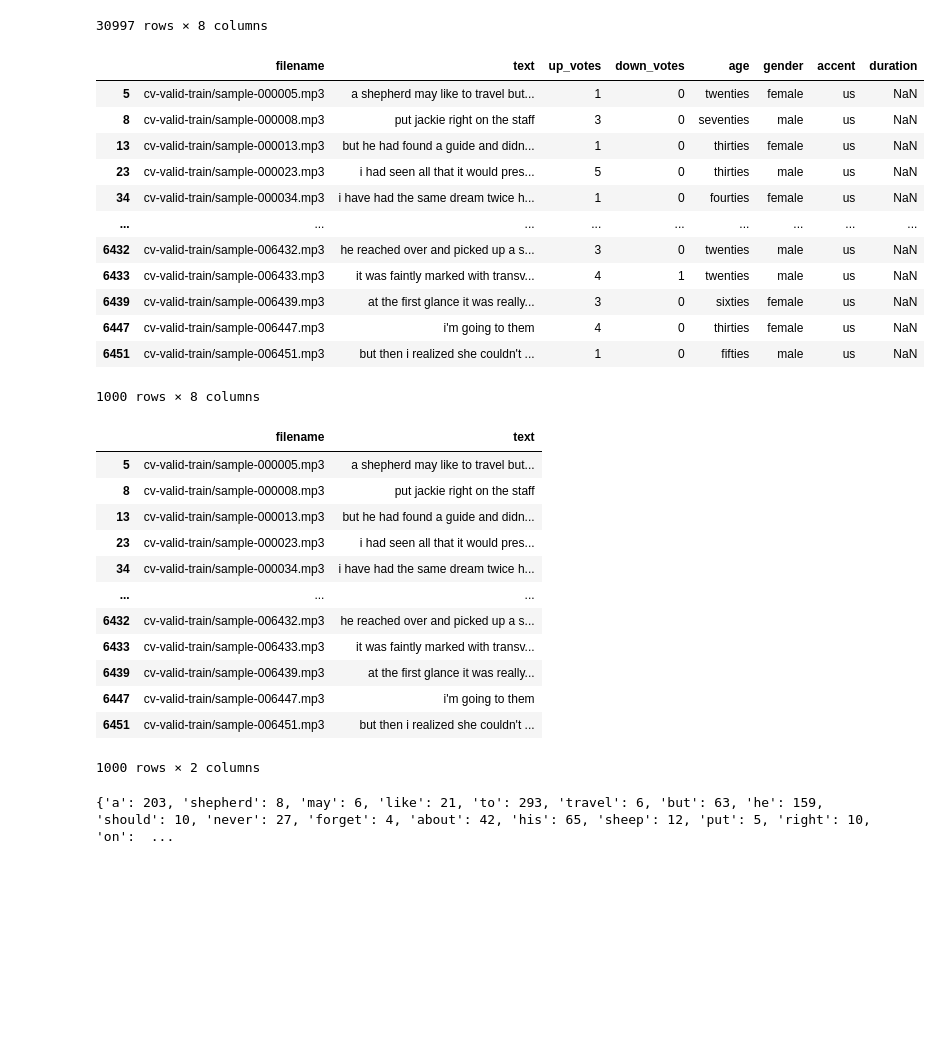
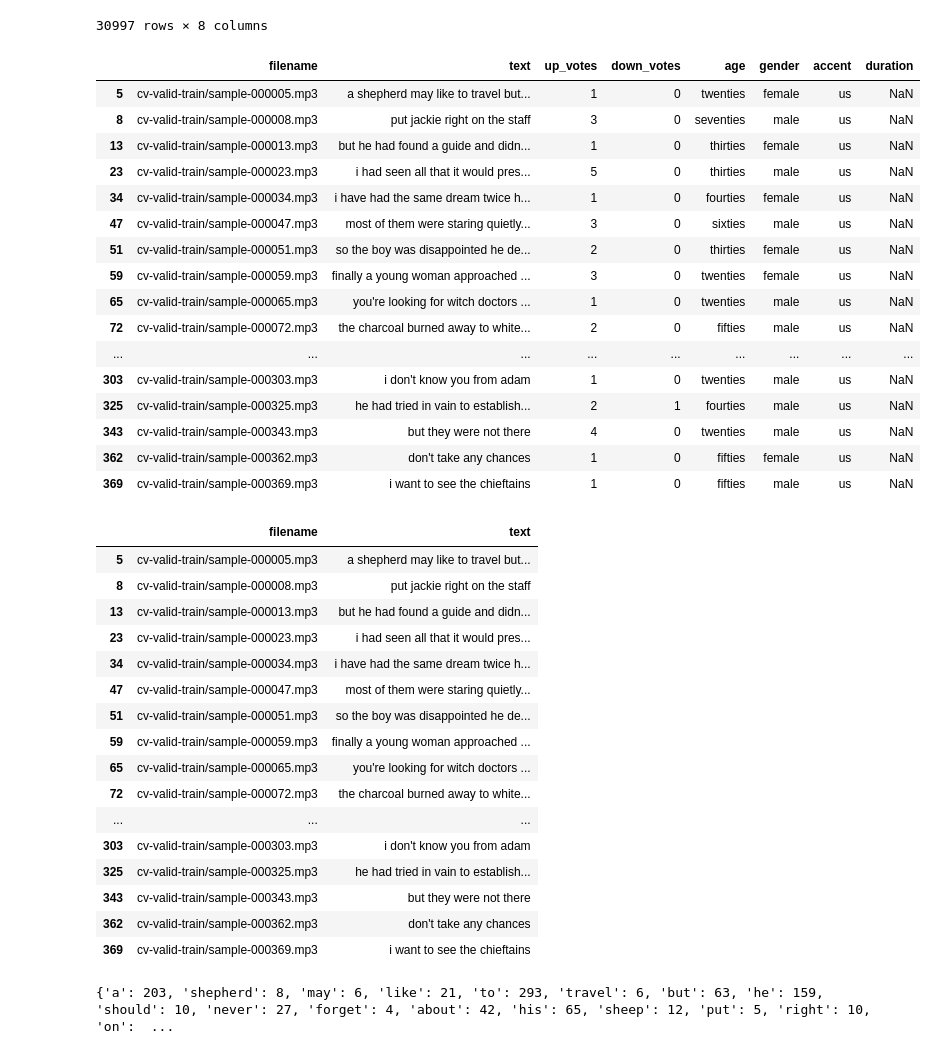
Before and after one commit to Yazangthb/voice-search, a Jupyter notebook: Final_project_common_voice_dataset.ipynb, the cells around one changed output. Saved outputs shown, nothing was run; the diff lists cells and outputs as text; code cells hidden in the pictures; blank space fills up the shorter version.

```diff
--- a/Final_project_common_voice_dataset.ipynb
+++ b/Final_project_common_voice_dataset.ipynb
@@ -91,22 +91,26 @@ df
 | 195774 | cv-valid-train/sample-195774.mp3 | the phone rang while she was awake | 2 | 0 | twenties | male | us | NaN |
 30997 rows × 8 columns
 # %%
-df = df.head(1000)
+df = df.head(50)
 df
 # %% [output]
 |  | filename | text | up_votes | down_votes | age | gender | accent | duration |
 | 5 | cv-valid-train/sample-000005.mp3 | a shepherd may like to travel but... | 1 | 0 | twenties | female | us | NaN |
 | 8 | cv-valid-train/sample-000008.mp3 | put jackie right on the staff | 3 | 0 | seventies | male | us | NaN |
 | 13 | cv-valid-train/sample-000013.mp3 | but he had found a guide and didn... | 1 | 0 | thirties | female | us | NaN |
 | 23 | cv-valid-train/sample-000023.mp3 | i had seen all that it would pres... | 5 | 0 | thirties | male | us | NaN |
 | 34 | cv-valid-train/sample-000034.mp3 | i have had the same dream twice h... | 1 | 0 | fourties | female | us | NaN |
+| 47 | cv-valid-train/sample-000047.mp3 | most of them were staring quietly... | 3 | 0 | sixties | male | us | NaN |
+| 51 | cv-valid-train/sample-000051.mp3 | so the boy was disappointed he de... | 2 | 0 | thirties | female | us | NaN |
+| 59 | cv-valid-train/sample-000059.mp3 | finally a young woman approached ... | 3 | 0 | twenties | female | us | NaN |
+| 65 | cv-valid-train/sample-000065.mp3 | you're looking for witch doctors ... | 1 | 0 | twenties | male | us | NaN |
+| 72 | cv-valid-train/sample-000072.mp3 | the charcoal burned away to white... | 2 | 0 | fifties | male | us | NaN |
 | ... | ... | ... | ... | ... | ... | ... | ... | ... |
-| 6432 | cv-valid-train/sample-006432.mp3 | he reached over and picked up a s... | 3 | 0 | twenties | male | us | NaN |
-| 6433 | cv-valid-train/sample-006433.mp3 | it was faintly marked with transv... | 4 | 1 | twenties | male | us | NaN |
-| 6439 | cv-valid-train/sample-006439.mp3 | at the first glance it was really... | 3 | 0 | sixties | female | us | NaN |
-| 6447 | cv-valid-train/sample-006447.mp3 | i'm going to them | 4 | 0 | thirties | female | us | NaN |
-| 6451 | cv-valid-train/sample-006451.mp3 | but then i realized she couldn't ... | 1 | 0 | fifties | male | us | NaN |
+| 303 | cv-valid-train/sample-000303.mp3 | i don't know you from adam | 1 | 0 | twenties | male | us | NaN |
+| 325 | cv-valid-train/sample-000325.mp3 | he had tried in vain to establish... | 2 | 1 | fourties | male | us | NaN |
+| 343 | cv-valid-train/sample-000343.mp3 | but they were not there | 4 | 0 | twenties | male | us | NaN |
+| 362 | cv-valid-train/sample-000362.mp3 | don't take any chances | 1 | 0 | fifties | female | us | NaN |
+| 369 | cv-valid-train/sample-000369.mp3 | i want to see the chieftains | 1 | 0 | fifties | male | us | NaN |
-1000 rows × 8 columns
 # %%
 df = df.iloc[:, :2]
 df
@@ -117,13 +121,17 @@ df
 | 13 | cv-valid-train/sample-000013.mp3 | but he had found a guide and didn... |
 | 23 | cv-valid-train/sample-000023.mp3 | i had seen all that it would pres... |
 | 34 | cv-valid-train/sample-000034.mp3 | i have had the same dream twice h... |
+| 47 | cv-valid-train/sample-000047.mp3 | most of them were staring quietly... |
+| 51 | cv-valid-train/sample-000051.mp3 | so the boy was disappointed he de... |
+| 59 | cv-valid-train/sample-000059.mp3 | finally a young woman approached ... |
+| 65 | cv-valid-train/sample-000065.mp3 | you're looking for witch doctors ... |
+| 72 | cv-valid-train/sample-000072.mp3 | the charcoal burned away to white... |
 | ... | ... | ... |
-| 6432 | cv-valid-train/sample-006432.mp3 | he reached over and picked up a s... |
-| 6433 | cv-valid-train/sample-006433.mp3 | it was faintly marked with transv... |
-| 6439 | cv-valid-train/sample-006439.mp3 | at the first glance it was really... |
-| 6447 | cv-valid-train/sample-006447.mp3 | i'm going to them |
-| 6451 | cv-valid-train/sample-006451.mp3 | but then i realized she couldn't ... |
+| 303 | cv-valid-train/sample-000303.mp3 | i don't know you from adam |
+| 325 | cv-valid-train/sample-000325.mp3 | he had tried in vain to establish... |
+| 343 | cv-valid-train/sample-000343.mp3 | but they were not there |
+| 362 | cv-valid-train/sample-000362.mp3 | don't take any chances |
+| 369 | cv-valid-train/sample-000369.mp3 | i want to see the chieftains |
-1000 rows × 2 columns
 # %%
 # import os
 # folder_path = '/content/voices'
```
Also changed, not shown: parts of 13 cells of this notebook.
